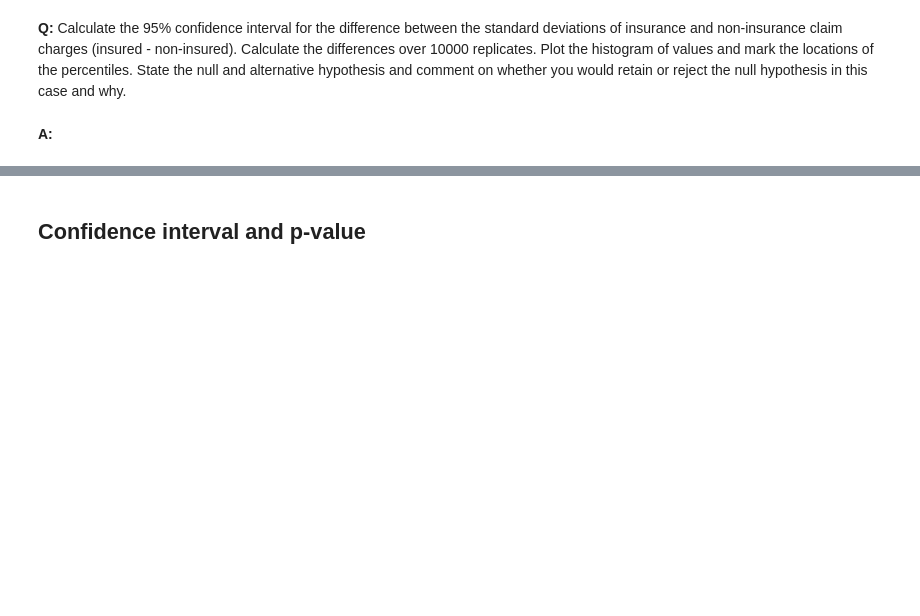
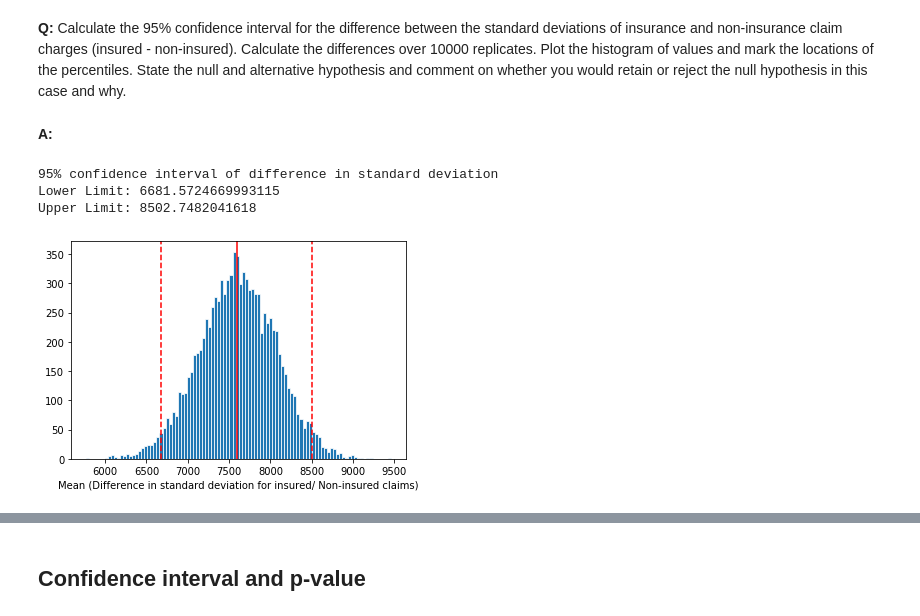
Before and after one commit to priyam81/miniProjects, a Jupyter notebook: bootstrap_infer_stats/Bootstrap_Inference_Mini-Project8.19/inferential_statistics_2-Q.ipynb, the cells around one changed output, grey strips where cells are left out. Saved outputs shown, nothing was run; the diff lists cells and outputs as text; code cells hidden in the pictures; blank space fills up the shorter version.

```diff
--- a/bootstrap_infer_stats/Bootstrap_Inference_Mini-Project8.19/inferential_statistics_2-Q.ipynb
+++ b/bootstrap_infer_stats/Bootstrap_Inference_Mini-Project8.19/inferential_statistics_2-Q.ipynb
@@ -92,0 +49,14 @@ The Standard deviation calculated is 331.9939687156728
+# %%
+np.random.seed(47)
+n= 10000
+
+charges= med_charges.charges
+meanReplicate= np.empty(n)
+
+for i in range(n):
+    sample= np.random.choice(charges,len(charges))
+    meanReplicate[i]= np.mean(sample)
+
+ci= np.percentile(meanReplicate, 5)
+
+print(f'The lower limit on the confidence interval is {ci}')
@@ -98,3 +70,38 @@ Remember, in the previous mini-projects, we saw that there are two ways of perfo
 __Q:__ Calculate the 95% confidence interval for the difference between the standard deviations of insurance and non-insurance claim charges (insured - non-insured). Calculate the differences over 10000 replicates. Plot the histogram of values and mark the locations of the percentiles. State the null and alternative hypothesis and comment on whether you would retain or reject the null hypothesis in this case and why.
 # %% [markdown]
 __A:__
+# %%
+np.random.seed(47)
+size= 10000
+
+insured= med_charges['charges'][med_charges['insuranceclaim'] == 1]
+unInsured= med_charges['charges'][med_charges['insuranceclaim'] == 0]
+
+bootReplicate= np.empty(size)
+
+for i in range(size):
+    insuredSample= np.random.choice(insured, len(insured))
+    unInsuredSample= np.random.choice(nonInsured, len(unInsured))
+
+    bootReplicate[i]= np.std(insuredSample) - np.std(unInsuredSample)
+
+confInt= np.percentile(bootReplicate, [2.5, 97.5])
+lowerLimit= np.percentile(bootReplicate, [2.5, 97.5])[0]
+upperLimit= np.percentile(bootReplicate, [2.5, 97.5])[1]
+
+print('95% confidence interval of difference in standard deviation')
+print(f'Lower Limit: {lowerLimit}')
+print(f'Upper Limit: {upperLimit}')
+# %% [output]
+95% confidence interval of difference in standard deviation
+Lower Limit: 6681.5724669993115
+Upper Limit: 8502.7482041618
+# %%
+_= plt.hist(bootReplicate, edgecolor='white', linewidth=0.75, bins=100)
+_= plt.xlabel('Mean (Difference in standard deviation for insured/ Non-insured claims)')
+
+_= plt.axvline(np.mean(bootReplicate), color='r')
+_= plt.axvline(lowerLimit, color='r', linestyle='--')
+_= plt.axvline(upperLimit, color='r', linestyle='--')
+# %% [output]
+[figure, added]
```
Also changed, not shown: parts of 24 cells of this notebook.
